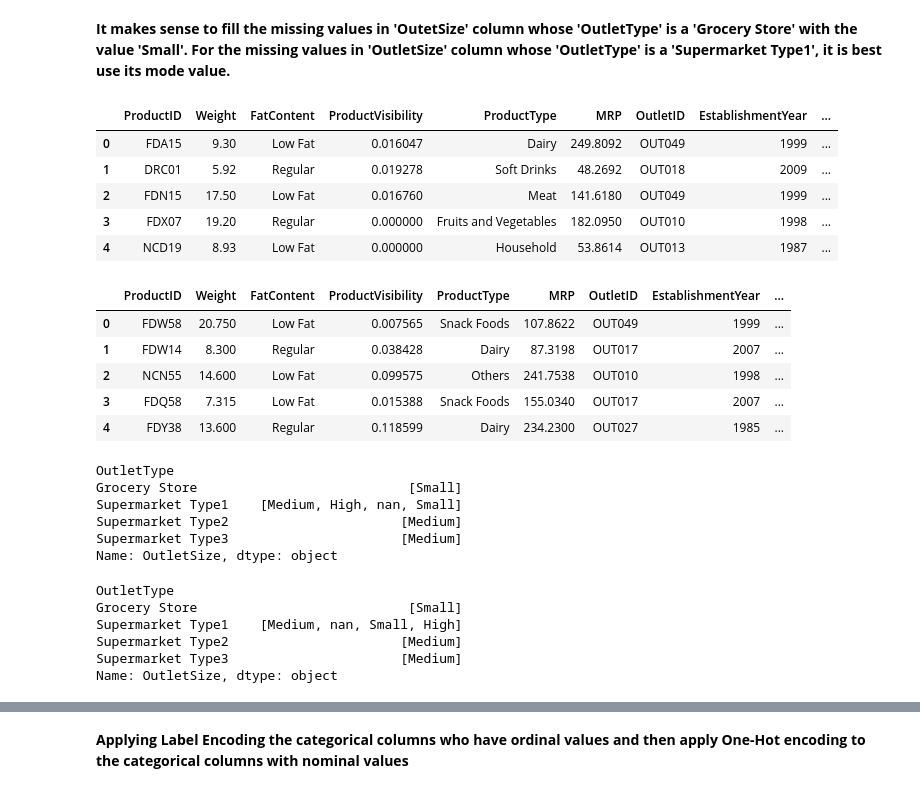
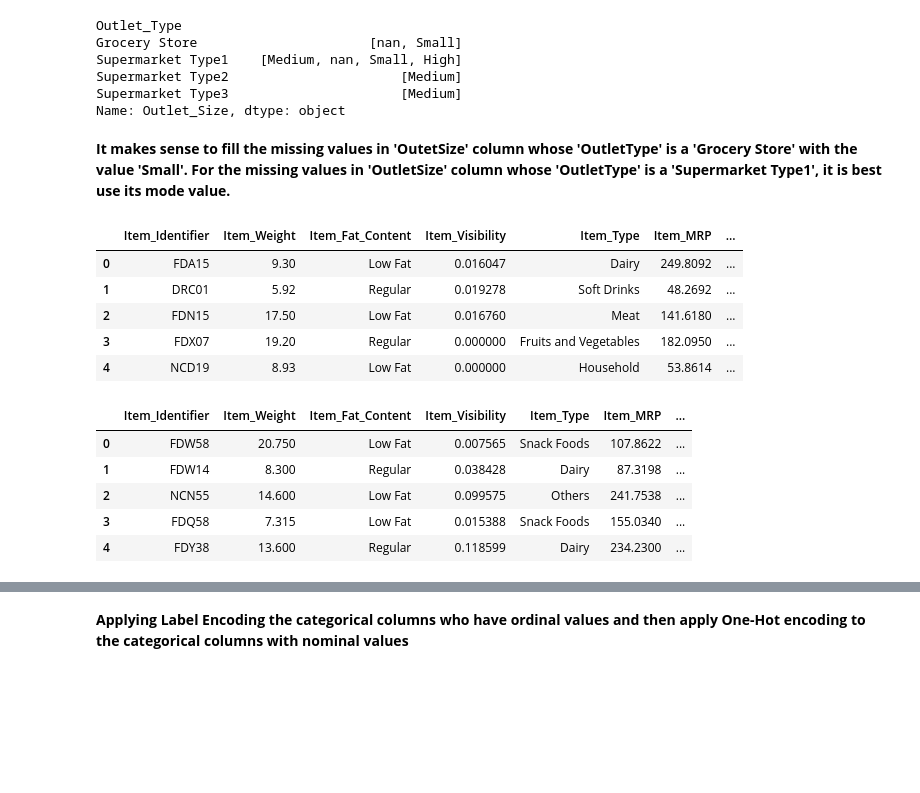
Before and after one commit to ImpressiveMuffin/Big_Mart_Sales-Optuna-AutoML-, a Jupyter notebook: big-mart-sales.ipynb, the cells around one changed output, grey strips where cells are left out. Drawn from its saved outputs; the diff is of its cells as text; code cells hidden in the pictures; blank space fills up the shorter version.

```diff
--- a/big-mart-sales.ipynb
+++ b/big-mart-sales.ipynb
@@ -263,4 +149,0 @@ Name: OutletType, dtype: int64
-# %%
-train['FatContent'] = train['FatContent'].replace('LF', 'Low Fat')
-train['FatContent'] = train['FatContent'].replace('low fat', 'Low Fat')
-train['FatContent'] = train['FatContent'].replace('reg', 'Regular')
@@ -302,3 +149,0 @@ test_sorted.head()
-# %%
-#Filling the missing weight values
-train['Weight'] = train.groupby('ProductID')['Weight'].apply(lambda x: x.fillna(x.mean()))
@@ -431,0 +321,4 @@ Name: OutletSize, dtype: object
+# %%
+train['Item_Fat_Content'] = train['Item_Fat_Content'].replace('LF', 'Low Fat')
+train['Item_Fat_Content'] = train['Item_Fat_Content'].replace('low fat', 'Low Fat')
+train['Item_Fat_Content'] = train['Item_Fat_Content'].replace('reg', 'Regular')
@@ -431,0 +430,3 @@ Name: OutletSize, dtype: object
+# %%
+#Filling the missing weight values
+train['Item_Weight'] = train.groupby('Item_Identifier')['Item_Weight'].apply(lambda x: x.fillna(x.mean()))
@@ -432,48 +532,38 @@ Name: OutletSize, dtype: object
+# %%
+unique_sizes_test3 = test.groupby('Outlet_Type')['Outlet_Size'].unique()
+unique_sizes_test3
+# %% [output]
+Outlet_Type
+Grocery Store                      [nan, Small]
+Supermarket Type1    [Medium, nan, Small, High]
+Supermarket Type2                      [Medium]
+Supermarket Type3                      [Medium]
+Name: Outlet_Size, dtype: object
 # %% [markdown]
 **It makes sense to fill the missing values in 'OutetSize' column whose 'OutletType' is a 'Grocery Store' with the value 'Small'.
 For the missing values in 'OutletSize' column whose 'OutletType' is a 'Supermarket Type1', it is best use its mode value.**
 # %%
 # Fill missing values with 'Small' where OutletType is 'Grocery Store'
-train.loc[(train['OutletType'] == 'Grocery Store') & (train['OutletSize'].isna()), 'OutletSize'] = 'Small'
+train.loc[(train['Outlet_Type'] == 'Grocery Store') & (train['Outlet_Size'].isna()), 'Outlet_Size'] = 'Small'
 train.head()
 # %% [output]
-|  | ProductID | Weight | FatContent | ProductVisibility | ProductType | MRP | OutletID | EstablishmentYear | ... |
-| 0 | FDA15 | 9.30 | Low Fat | 0.016047 | Dairy | 249.8092 | OUT049 | 1999 | ... |
-| 1 | DRC01 | 5.92 | Regular | 0.019278 | Soft Drinks | 48.2692 | OUT018 | 2009 | ... |
-| 2 | FDN15 | 17.50 | Low Fat | 0.016760 | Meat | 141.6180 | OUT049 | 1999 | ... |
-| 3 | FDX07 | 19.20 | Regular | 0.000000 | Fruits and Vegetables | 182.0950 | OUT010 | 1998 | ... |
-| 4 | NCD19 | 8.93 | Low Fat | 0.000000 | Household | 53.8614 | OUT013 | 1987 | ... |
+|  | Item_Identifier | Item_Weight | Item_Fat_Content | Item_Visibility | Item_Type | Item_MRP | ... |
+| 0 | FDA15 | 9.30 | Low Fat | 0.016047 | Dairy | 249.8092 | ... |
+| 1 | DRC01 | 5.92 | Regular | 0.019278 | Soft Drinks | 48.2692 | ... |
+| 2 | FDN15 | 17.50 | Low Fat | 0.016760 | Meat | 141.6180 | ... |
+| 3 | FDX07 | 19.20 | Regular | 0.000000 | Fruits and Vegetables | 182.0950 | ... |
+| 4 | NCD19 | 8.93 | Low Fat | 0.000000 | Household | 53.8614 | ... |
 # %%
 # Fill missing values with 'Small' where OutletType is 'Grocery Store'
-test.loc[(test['OutletType'] == 'Grocery Store') & (test['OutletSize'].isna()), 'OutletSize'] = 'Small'
+test.loc[(test['Outlet_Type'] == 'Grocery Store') & (test['Outlet_Size'].isna()), 'Outlet_Size'] = 'Small'
 test.head()
 # %% [output]
-|  | ProductID | Weight | FatContent | ProductVisibility | ProductType | MRP | OutletID | EstablishmentYear | ... |
-| 0 | FDW58 | 20.750 | Low Fat | 0.007565 | Snack Foods | 107.8622 | OUT049 | 1999 | ... |
-| 1 | FDW14 | 8.300 | Regular | 0.038428 | Dairy | 87.3198 | OUT017 | 2007 | ... |
-| 2 | NCN55 | 14.600 | Low Fat | 0.099575 | Others | 241.7538 | OUT010 | 1998 | ... |
-| 3 | FDQ58 | 7.315 | Low Fat | 0.015388 | Snack Foods | 155.0340 | OUT017 | 2007 | ... |
-| 4 | FDY38 | 13.600 | Regular | 0.118599 | Dairy | 234.2300 | OUT027 | 1985 | ... |
+|  | Item_Identifier | Item_Weight | Item_Fat_Content | Item_Visibility | Item_Type | Item_MRP | ... |
+| 0 | FDW58 | 20.750 | Low Fat | 0.007565 | Snack Foods | 107.8622 | ... |
+| 1 | FDW14 | 8.300 | Regular | 0.038428 | Dairy | 87.3198 | ... |
+| 2 | NCN55 | 14.600 | Low Fat | 0.099575 | Others | 241.7538 | ... |
+| 3 | FDQ58 | 7.315 | Low Fat | 0.015388 | Snack Foods | 155.0340 | ... |
+| 4 | FDY38 | 13.600 | Regular | 0.118599 | Dairy | 234.2300 | ... |
-# %%
-unique_sizes_train4 = train.groupby('OutletType')['OutletSize'].unique()
-unique_sizes_train4
-# %% [output]
-OutletType
-Grocery Store                           [Small]
-Supermarket Type1    [Medium, High, nan, Small]
-Supermarket Type2                      [Medium]
-Supermarket Type3                      [Medium]
-Name: OutletSize, dtype: object
-# %%
-unique_sizes_test4 = test.groupby('OutletType')['OutletSize'].unique()
-unique_sizes_test4
-# %% [output]
-OutletType
-Grocery Store                           [Small]
-Supermarket Type1    [Medium, nan, Small, High]
-Supermarket Type2                      [Medium]
-Supermarket Type3                      [Medium]
-Name: OutletSize, dtype: object
 # %%
 # Counting the number of missing values in each column of the train dataset
 
```
Also changed, not shown: parts of 141 cells of this notebook, 10 other files.
